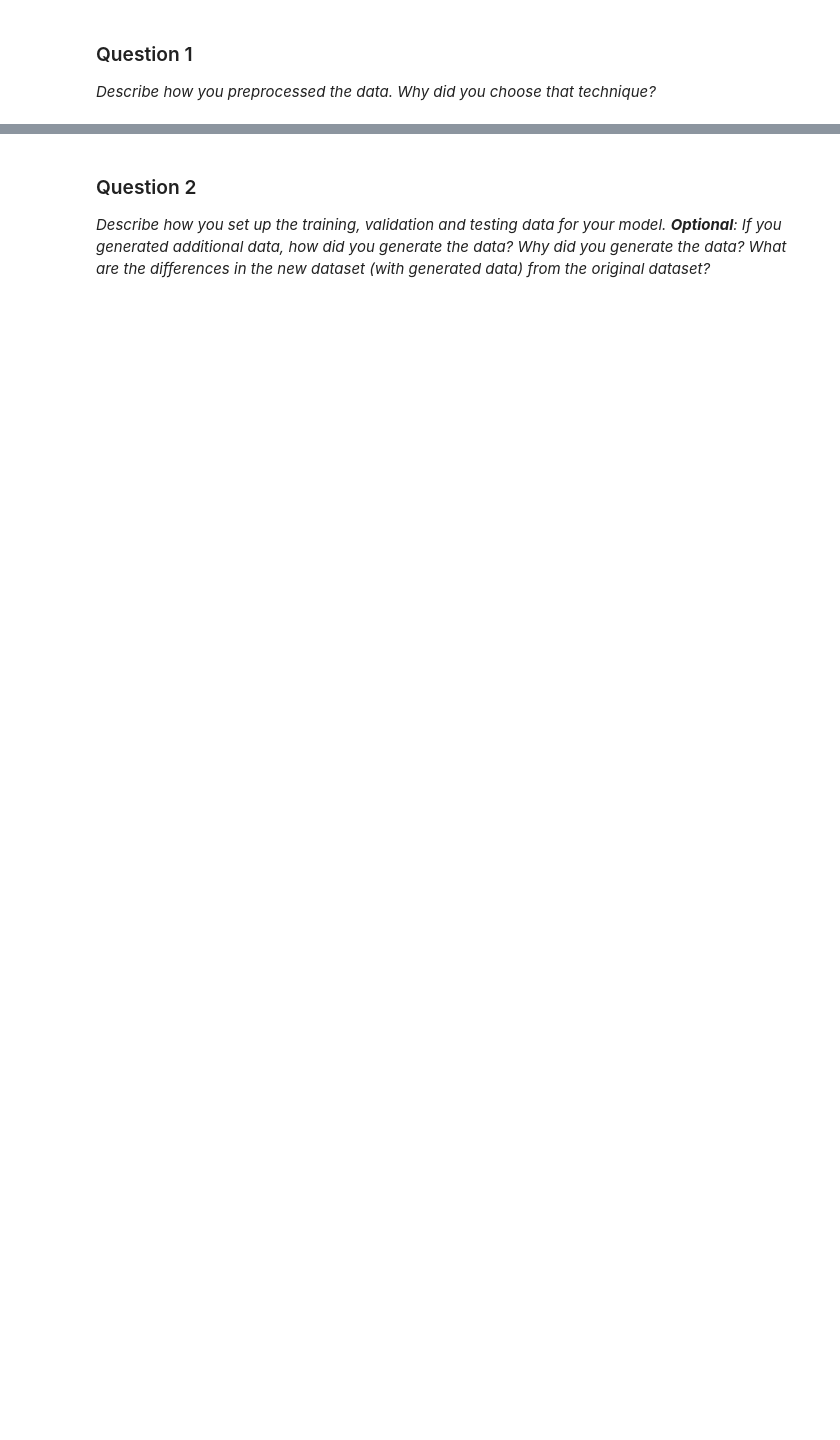
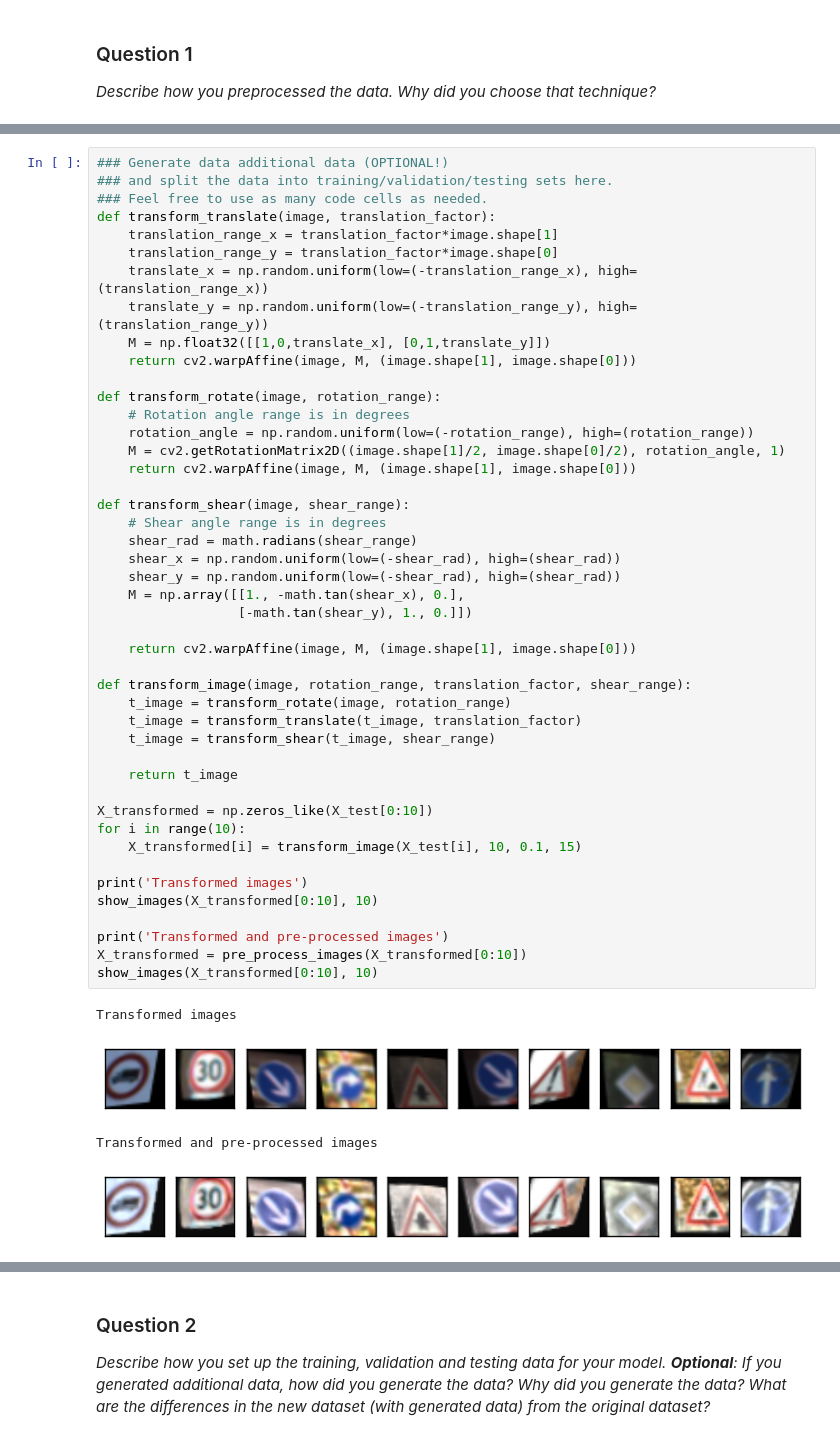
Before and after one commit to nachomartinr/CarND-Traffic-Sign-Classifier-P2, a Jupyter notebook: Traffic_Sign_Classifier.ipynb, the cells around one changed output, grey strips where cells are left out. Saved outputs shown, nothing was run; the diff lists cells and outputs as text; blank space fills up the shorter version.

```diff
--- a/Traffic_Sign_Classifier.ipynb
+++ b/Traffic_Sign_Classifier.ipynb
@@ -192,0 +251,50 @@ _Describe how you preprocessed the data. Why did you choose that technique?_
+# %%
+### Generate data additional data (OPTIONAL!)
+### and split the data into training/validation/testing sets here.
+### Feel free to use as many code cells as needed.
+def transform_translate(image, translation_factor):
+    translation_range_x = translation_factor*image.shape[1]
+    translation_range_y = translation_factor*image.shape[0]
+    translate_x = np.random.uniform(low=(-translation_range_x), high=(translation_range_x))
+    translate_y = np.random.uniform(low=(-translation_range_y), high=(translation_range_y))
+    M = np.float32([[1,0,translate_x], [0,1,translate_y]])
+    return cv2.warpAffine(image, M, (image.shape[1], image.shape[0]))
+
+def transform_rotate(image, rotation_range):
+    # Rotation angle range is in degrees
+    rotation_angle = np.random.uniform(low=(-rotation_range), high=(rotation_range))
+    M = cv2.getRotationMatrix2D((image.shape[1]/2, image.shape[0]/2), rotation_angle, 1)
+    return cv2.warpAffine(image, M, (image.shape[1], image.shape[0]))
+
+def transform_shear(image, shear_range):
+    # Shear angle range is in degrees
+    shear_rad = math.radians(shear_range)
+    shear_x = np.random.uniform(low=(-shear_rad), high=(shear_rad))
+    shear_y = np.random.uniform(low=(-shear_rad), high=(shear_rad))
+    M = np.array([[1., -math.tan(shear_x), 0.],
+                  [-math.tan(shear_y), 1., 0.]])
+
+    return cv2.warpAffine(image, M, (image.shape[1], image.shape[0]))
+
+def transform_image(image, rotation_range, translation_factor, shear_range):
+    t_image = transform_rotate(image, rotation_range)
+    t_image = transform_translate(t_image, translation_factor)
+    t_image = transform_shear(t_image, shear_range)
+
+    return t_image
+
+X_transformed = np.zeros_like(X_test[0:10])
+for i in range(10):
+    X_transformed[i] = transform_image(X_test[i], 10, 0.1, 15)
+
+print('Transformed images')
+show_images(X_transformed[0:10], 10)
+
+print('Transformed and pre-processed images')
+X_transformed = pre_process_images(X_transformed[0:10])
+show_images(X_transformed[0:10], 10)
+# %% [output]
+Transformed images
+[figure, added]
+Transformed and pre-processed images
+[figure, added]
```
Also changed, not shown: parts of 43 cells of this notebook, 1 other file.
